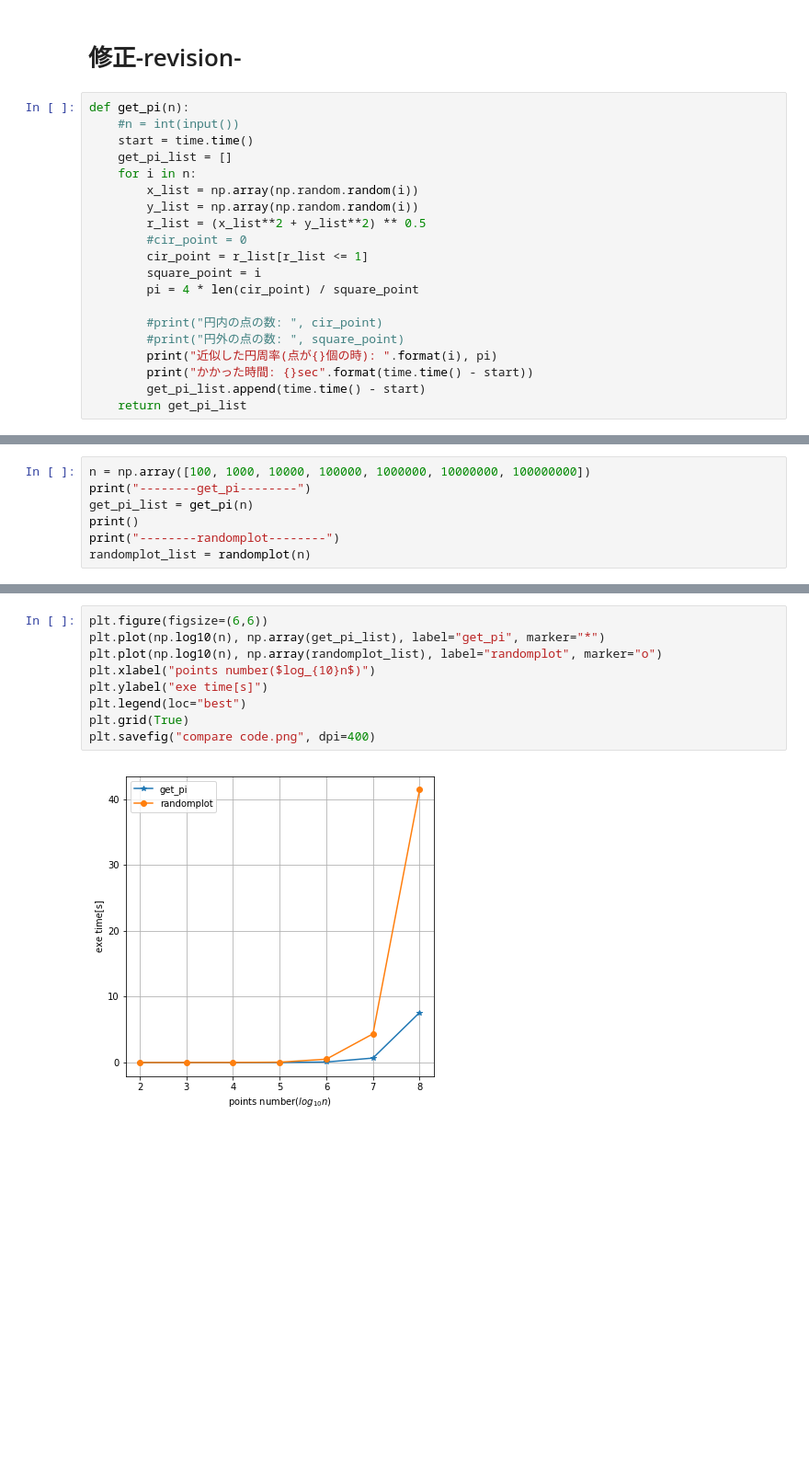
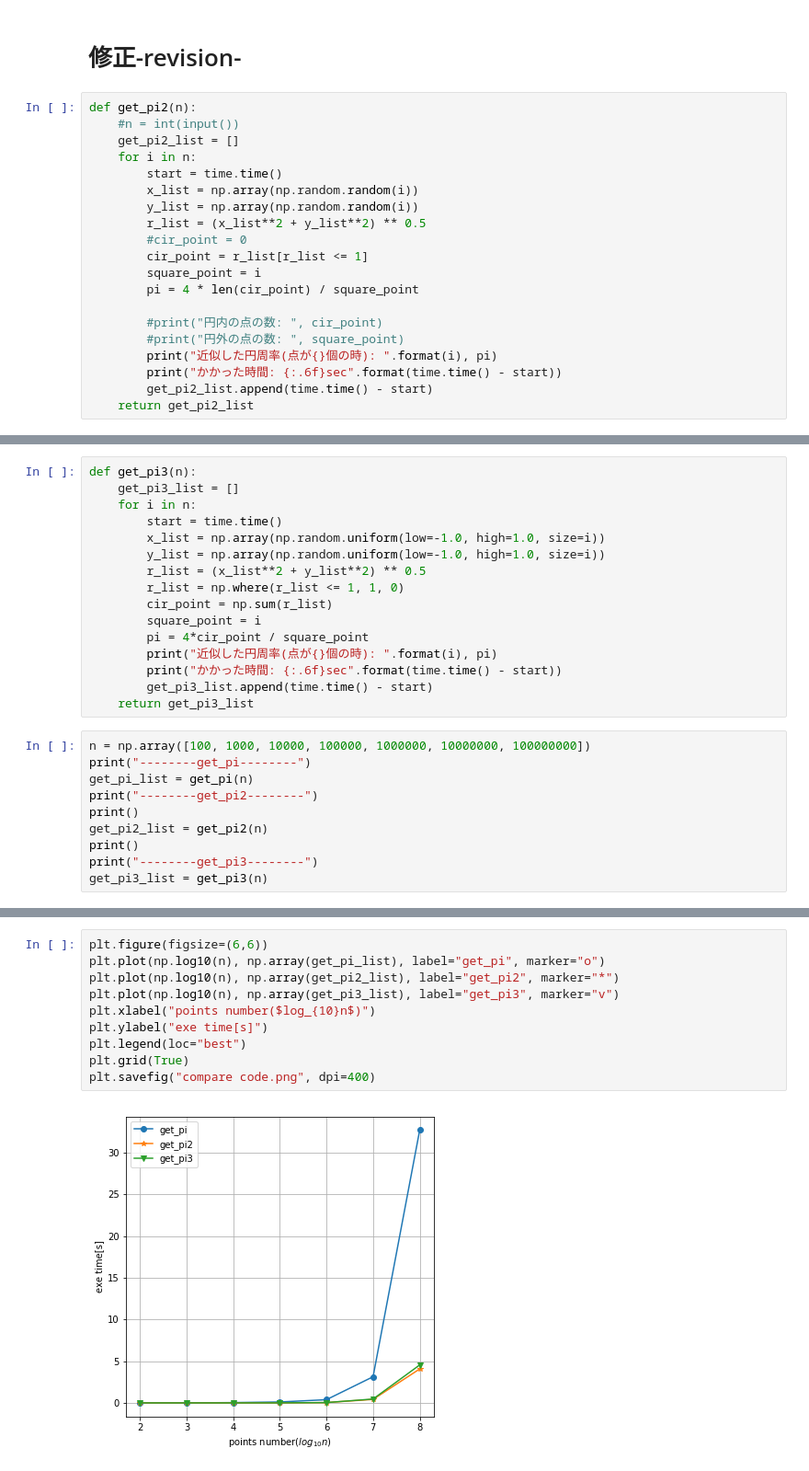
Before and after one commit to hainome/mywork, a Jupyter notebook: others/モンテカルロ法による円周率の近似.ipynb, the cells around one changed output, grey strips where cells are left out. Shown at 92% size. Saved outputs shown, nothing was run; the diff lists cells and outputs as text; blank space fills up the shorter version.

Commit message:
add revision2 and visualize_function

```diff
--- a/others/モンテカルロ法による円周率の近似.ipynb
+++ b/others/モンテカルロ法による円周率の近似.ipynb
@@ -40,11 +40,11 @@ def randomplot(n):
 # %% [markdown]
 # 修正-revision-
 # %%
-def get_pi(n):
+def get_pi2(n):
     #n = int(input())
-    start = time.time()
-    get_pi_list = []
+    get_pi2_list = []
     for i in n:
+        start = time.time()
         x_list = np.array(np.random.random(i))
         y_list = np.array(np.random.random(i))
         r_list = (x_list**2 + y_list**2) ** 0.5
@@ -56,6 +56,6 @@ def get_pi(n):
         #print("円内の点の数: ", cir_point)
         #print("円外の点の数: ", square_point)
         print("近似した円周率(点が{}個の時): ".format(i), pi)
-        print("かかった時間: {}sec".format(time.time() - start))
-        get_pi_list.append(time.time() - start)
-    return get_pi_list
+        print("かかった時間: {:.6f}sec".format(time.time() - start))
+        get_pi2_list.append(time.time() - start)
+    return get_pi2_list
@@ -62,9 +64,28 @@ def get_pi(n):
+# %%
+def get_pi3(n):
+    get_pi3_list = []
+    for i in n:
+        start = time.time()
+        x_list = np.array(np.random.uniform(low=-1.0, high=1.0, size=i))
+        y_list = np.array(np.random.uniform(low=-1.0, high=1.0, size=i))
+        r_list = (x_list**2 + y_list**2) ** 0.5
+        r_list = np.where(r_list <= 1, 1, 0)
+        cir_point = np.sum(r_list)
+        square_point = i
+        pi = 4*cir_point / square_point
+        print("近似した円周率(点が{}個の時): ".format(i), pi)
+        print("かかった時間: {:.6f}sec".format(time.time() - start))
+        get_pi3_list.append(time.time() - start)
+    return get_pi3_list
 # %%
 n = np.array([100, 1000, 10000, 100000, 1000000, 10000000, 100000000])
 print("--------get_pi--------")
 get_pi_list = get_pi(n)
+print("--------get_pi2--------")
 print()
-print("--------randomplot--------")
-randomplot_list = randomplot(n)
+get_pi2_list = get_pi2(n)
+print()
+print("--------get_pi3--------")
+get_pi3_list = get_pi3(n)
 # %% [output]
 --------get_pi--------
@@ -93,11 +108,12 @@ print(randomplot_list)
 # %%
 plt.figure(figsize=(6,6))
-plt.plot(np.log10(n), np.array(get_pi_list), label="get_pi", marker="*")
-plt.plot(np.log10(n), np.array(randomplot_list), label="randomplot", marker="o")
+plt.plot(np.log10(n), np.array(get_pi_list), label="get_pi", marker="o")
+plt.plot(np.log10(n), np.array(get_pi2_list), label="get_pi2", marker="*")
+plt.plot(np.log10(n), np.array(get_pi3_list), label="get_pi3", marker="v")
 plt.xlabel("points number($log_{10}n$)")
 plt.ylabel("exe time[s]")
 plt.legend(loc="best")
 plt.grid(True)
 plt.savefig("compare code.png", dpi=400)
 # %% [output]
-[figure, old version]
+[figure, new version]
```
Also changed, not shown: parts of 7 cells of this notebook.
